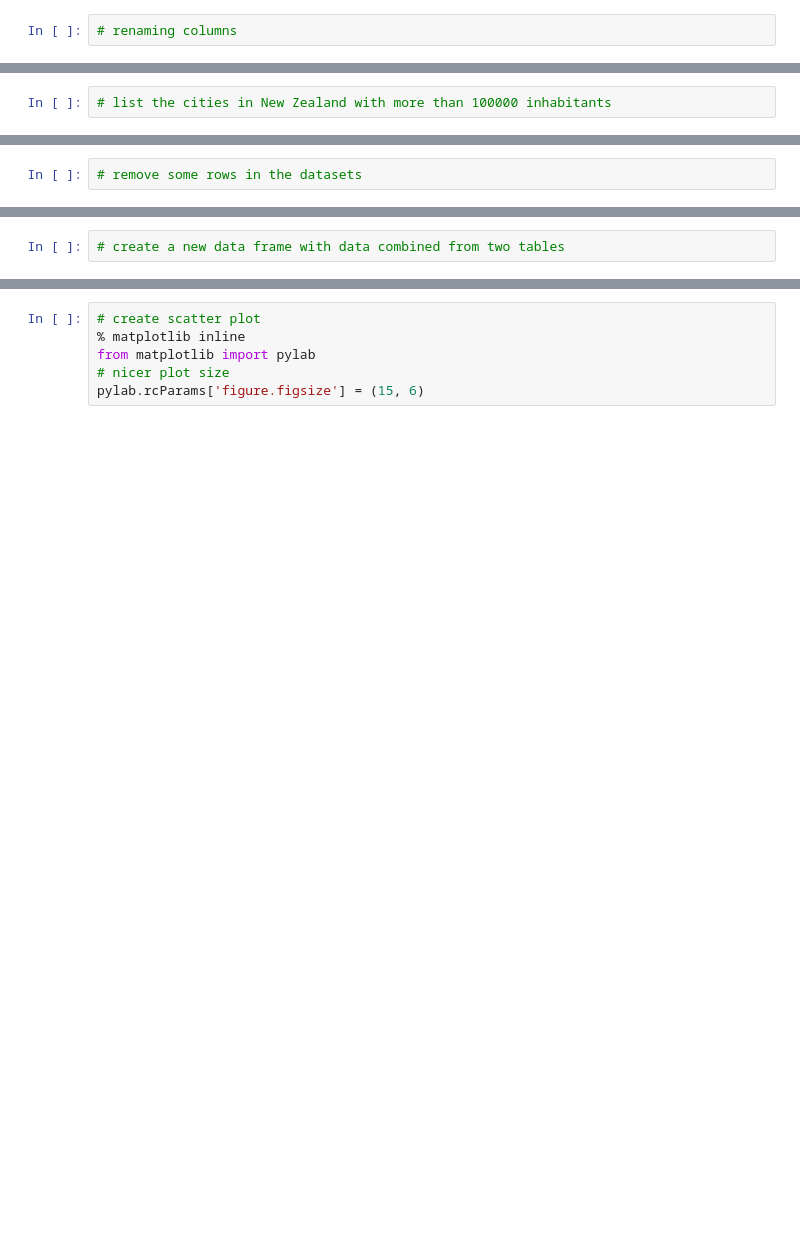
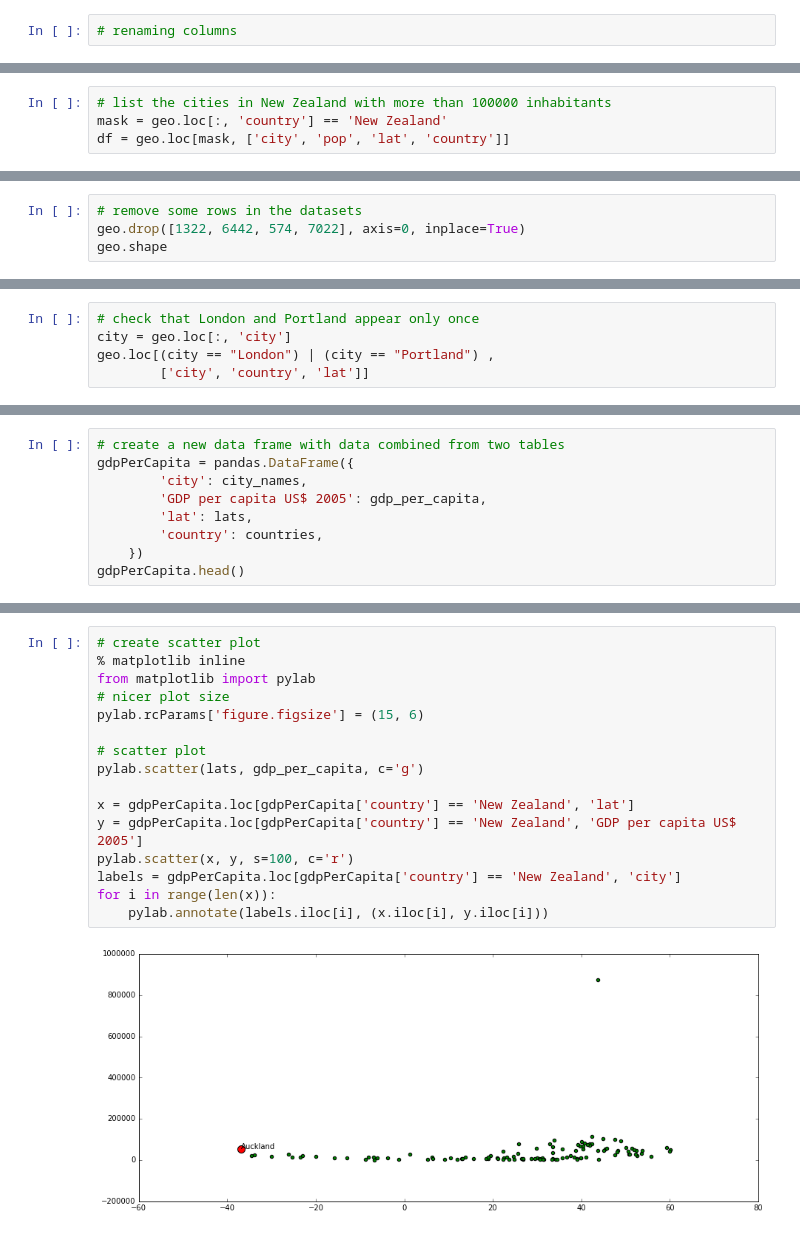
Before and after one commit to SMR3/swc-nov2016, a Jupyter notebook: pythonTutorial.ipynb, the cells around one changed output, grey strips where cells are left out. Drawn from its saved outputs; the diff is of its cells as text; blank space fills up the shorter version.

```diff
--- a/pythonTutorial.ipynb
+++ b/pythonTutorial.ipynb
@@ -109,4 +208,6 @@ geo = pandas.read_csv('http://bit.ly/world_cities')
 # %%
 # list the cities in New Zealand with more than 100000 inhabitants
+mask = geo.loc[:, 'country'] == 'New Zealand'
+df = geo.loc[mask, ['city', 'pop', 'lat', 'country']]
 # %%
 # sort the NZ cities by population
@@ -117,2 +238,4 @@ geo = pandas.read_csv('http://bit.ly/world_cities')
 # %%
 # remove some rows in the datasets
+geo.drop([1322, 6442, 574, 7022], axis=0, inplace=True)
+geo.shape
@@ -131,0 +244,5 @@ for row in gdp.iterrows():
+# %%
+# check that London and Portland appear only once
+city = geo.loc[:, 'city']
+geo.loc[(city == "London") | (city == "Portland") ,
+        ['city', 'country', 'lat']]
@@ -132,2 +280,9 @@ for row in gdp.iterrows():
 # %%
 # create a new data frame with data combined from two tables
+gdpPerCapita = pandas.DataFrame({
+        'city': city_names,
+        'GDP per capita US$ 2005': gdp_per_capita,
+        'lat': lats,
+        'country': countries,
+    })
+gdpPerCapita.head()
@@ -134,6 +296,18 @@ for row in gdp.iterrows():
-# %%
-# create scatter plot
-% matplotlib inline
-from matplotlib import pylab
-# nicer plot size
-pylab.rcParams['figure.figsize'] = (15, 6)
+# %%
+# create scatter plot
+% matplotlib inline
+from matplotlib import pylab
+# nicer plot size
+pylab.rcParams['figure.figsize'] = (15, 6)
+
+# scatter plot
+pylab.scatter(lats, gdp_per_capita, c='g')
+
+x = gdpPerCapita.loc[gdpPerCapita['country'] == 'New Zealand', 'lat']
+y = gdpPerCapita.loc[gdpPerCapita['country'] == 'New Zealand', 'GDP per capita US$ 2005']
+pylab.scatter(x, y, s=100, c='r')
+labels = gdpPerCapita.loc[gdpPerCapita['country'] == 'New Zealand', 'city']
+for i in range(len(x)):
+    pylab.annotate(labels.iloc[i], (x.iloc[i], y.iloc[i]))
+# %% [output]
+[figure, added]
```
Also changed, not shown: parts of 26 cells of this notebook.
